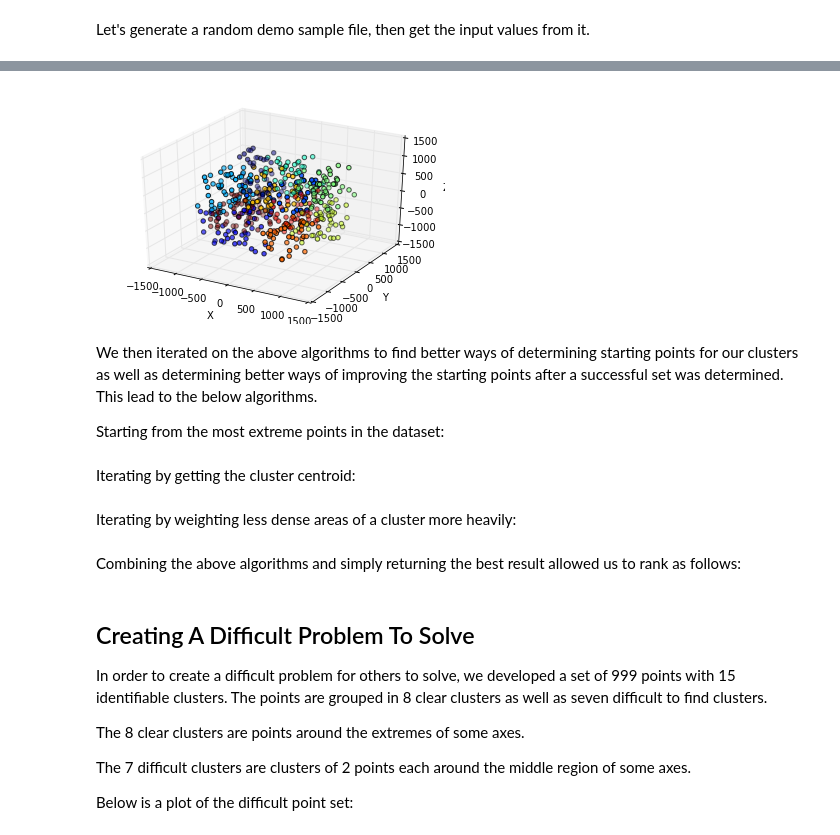
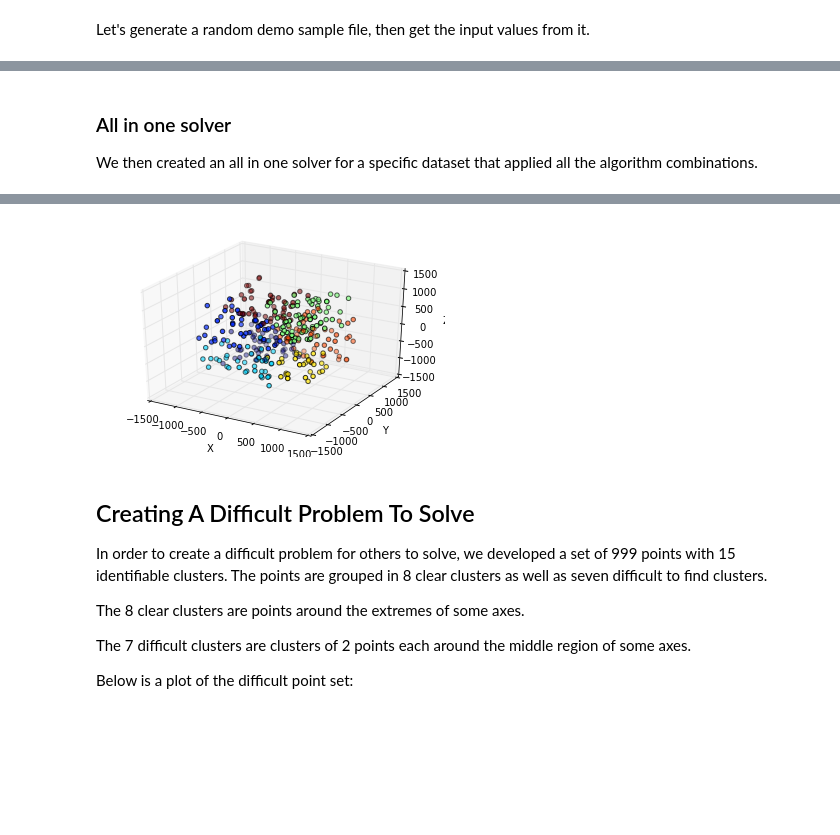
Before and after one commit to sbeleidy/406-AlgoBOWL, a Jupyter notebook: Demo.ipynb, the cells around one changed output, grey strips where cells are left out. Drawn from its saved outputs; the diff is of its cells as text; code cells hidden in the pictures; blank space fills up the shorter version.

```diff
--- a/Demo.ipynb
+++ b/Demo.ipynb
@@ -50,5 +108,10 @@ Another algorithm starts with random coordinates but iterates on them by using n
+# %% [markdown]
+### All in one solver
+
+We then created an all in one solver for a specific dataset that applied all the algorithm combinations.
 # %%
-# Code may take a while to run
-demoScore, demoSet = useAlgorithm(iterativeStartingPointsAlgorithm, demoN, demoK, demoPoints, 10)
+# Code will take a while to run
+demoScore, demoSet, winner = solve(demoN, demoK, demoPoints)
+print("The winning algorithm was {} with a score of: {}".format(winner, demoScore))
 plotSolutionSet(demoPoints, demoSet)
 # %% [output]
@@ -55,14 +127,4 @@ plotSolutionSet(demoPoints, demoSet)
-[figure, old version]
+[figure, new version]
-# %% [markdown]
-We then iterated on the above algorithms to find better ways of determining starting points for our clusters as well as determining better ways of improving the starting points after a successful set was determined. This lead to the below algorithms.
-
-Starting from the most extreme points in the dataset:
-# %% [markdown]
-Iterating by getting the cluster centroid:
-# %% [markdown]
-Iterating by weighting less dense areas of a cluster more heavily:
-# %% [markdown]
-Combining the above algorithms and simply returning the best result allowed us to rank as follows:
 # %% [markdown]
 ## Creating A Difficult Problem To Solve
 
```
Also changed, not shown: parts of 24 cells of this notebook, 2 other files.
